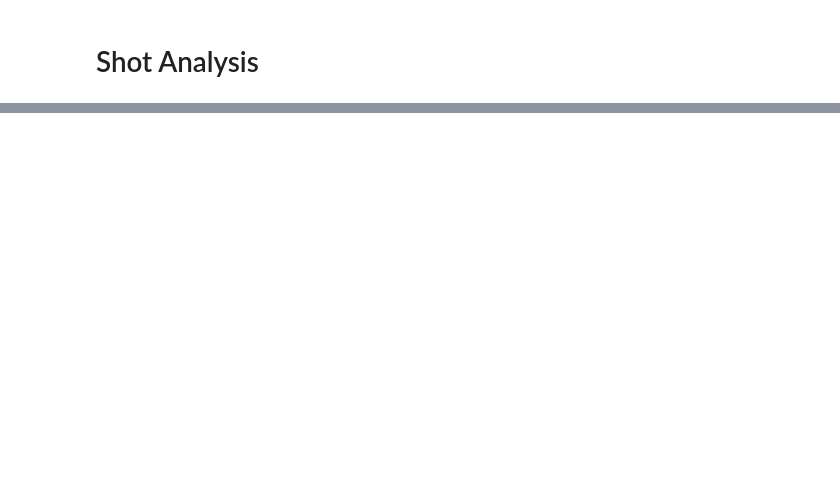
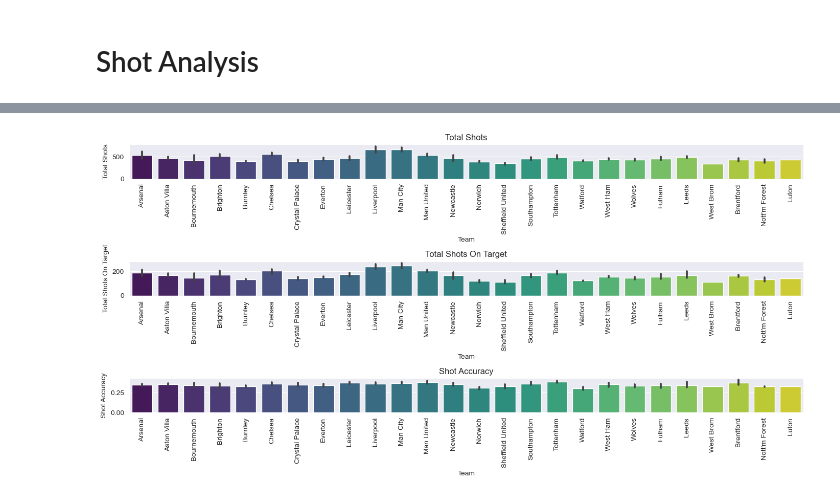
Before and after one commit to jforeroluque/Premier_League_Data_Analysis, a Jupyter notebook: DSM020_Premier_League_EA.ipynb, the cells around one changed output, grey strips where cells are left out. Cells and saved outputs as stored; diff of their text form; code cells hidden in the pictures; blank space fills up the shorter version.

Commit message:
Added charts analysis and conclusions

```diff
--- a/DSM020_Premier_League_EA.ipynb
+++ b/DSM020_Premier_League_EA.ipynb
@@ -725,0 +728,14 @@ filtered_premier_clean2 = premier_clean[premier_clean['Season'] >= premier_clean
+# %%
+# Rename columns for merging
+away_shots.rename(columns={'AwayTeam': 'Team'}, inplace=True)
+home_shots.rename(columns={'HomeTeam': 'Team'}, inplace=True)
+
+# Merge home and away shot data on Season and Team
+shots_performance = pd.merge(home_shots, away_shots, on=['Season', 'Team'], suffixes=('_Home', '_Away'))
+# %%
+# Calculate overall shot metrics
+shots_performance['TotalShots'] = shots_performance['HomeShots'] + shots_performance['AwayShots']
+shots_performance['TotalShotsOnTarget'] = shots_performance['HomeShotsOnTarget'] + shots_performance['AwayShotsOnTarget']
+shots_performance['ShotAccuracy_Home'] = shots_performance['HomeShotsOnTarget'] / shots_performance['HomeShots']
+shots_performance['ShotAccuracy_Away'] = shots_performance['AwayShotsOnTarget'] / shots_performance['AwayShots']
+shots_performance['ShotAccuracy_Total'] = shots_performance['TotalShotsOnTarget'] / shots_performance['TotalShots']
@@ -725,0 +766,29 @@ filtered_premier_clean2 = premier_clean[premier_clean['Season'] >= premier_clean
+# %%
+# Plot the shot analysis
+plt.figure(figsize=(14, 7))
+
+# Total Shots
+plt.subplot(3, 1, 1)
+sns.barplot(x='Team', y='TotalShots', data=shots_performance, palette='viridis')
+plt.title('Total Shots')
+plt.ylabel('Total Shots')
+plt.xticks(rotation=90)
+
+# Total Shots On Target
+plt.subplot(3, 1, 2)
+sns.barplot(x='Team', y='TotalShotsOnTarget', data=shots_performance, palette='viridis')
+plt.title('Total Shots On Target')
+plt.ylabel('Total Shots On Target')
+plt.xticks(rotation=90)
+
+# Shot Accuracy
+plt.subplot(3, 1, 3)
+sns.barplot(x='Team', y='ShotAccuracy_Total', data=shots_performance, palette='viridis')
+plt.title('Shot Accuracy')
+plt.ylabel('Shot Accuracy')
+plt.xticks(rotation=90)
+
+plt.tight_layout()
+plt.show()
+# %% [output]
+[figure, added]
```
Also changed, not shown: parts of 20 cells of this notebook.
